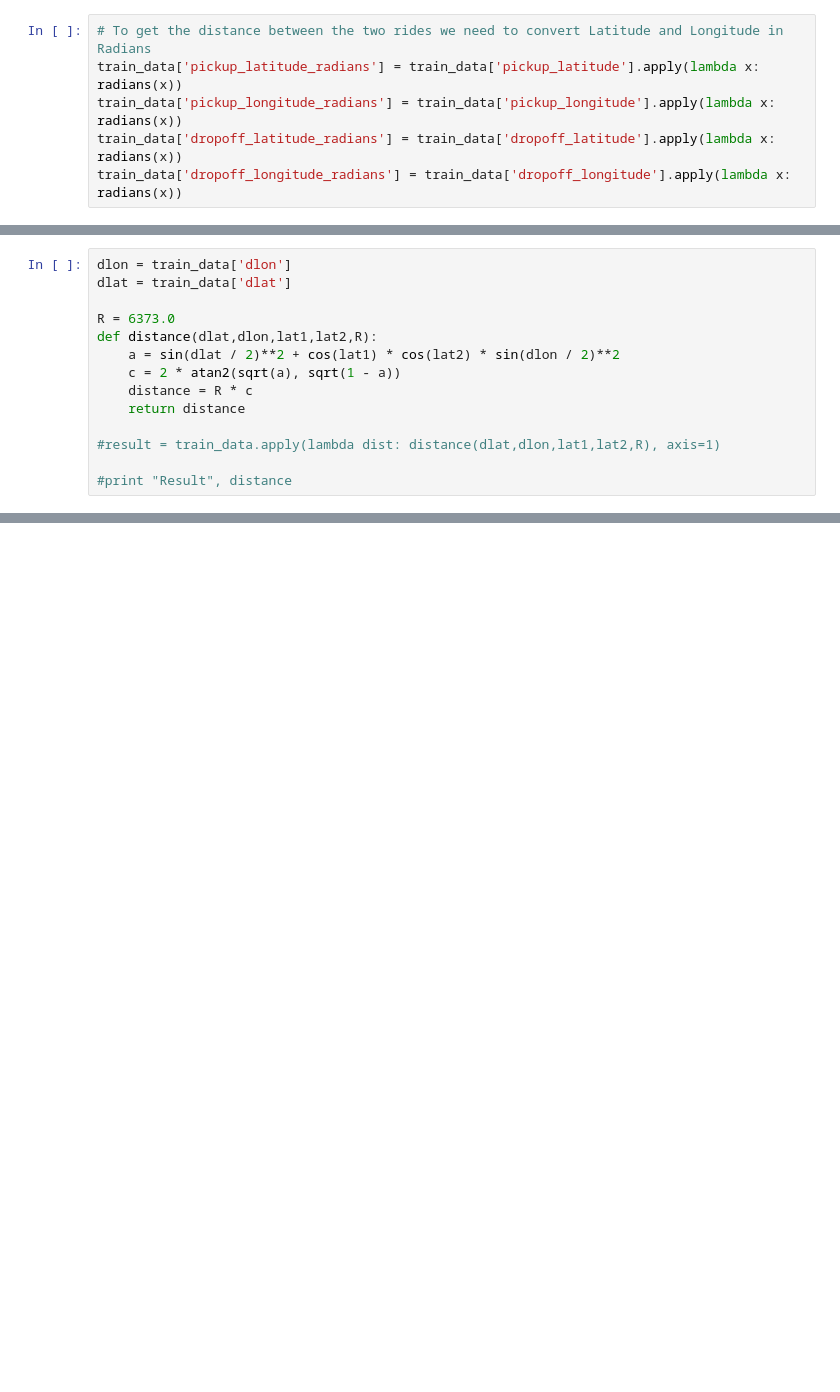
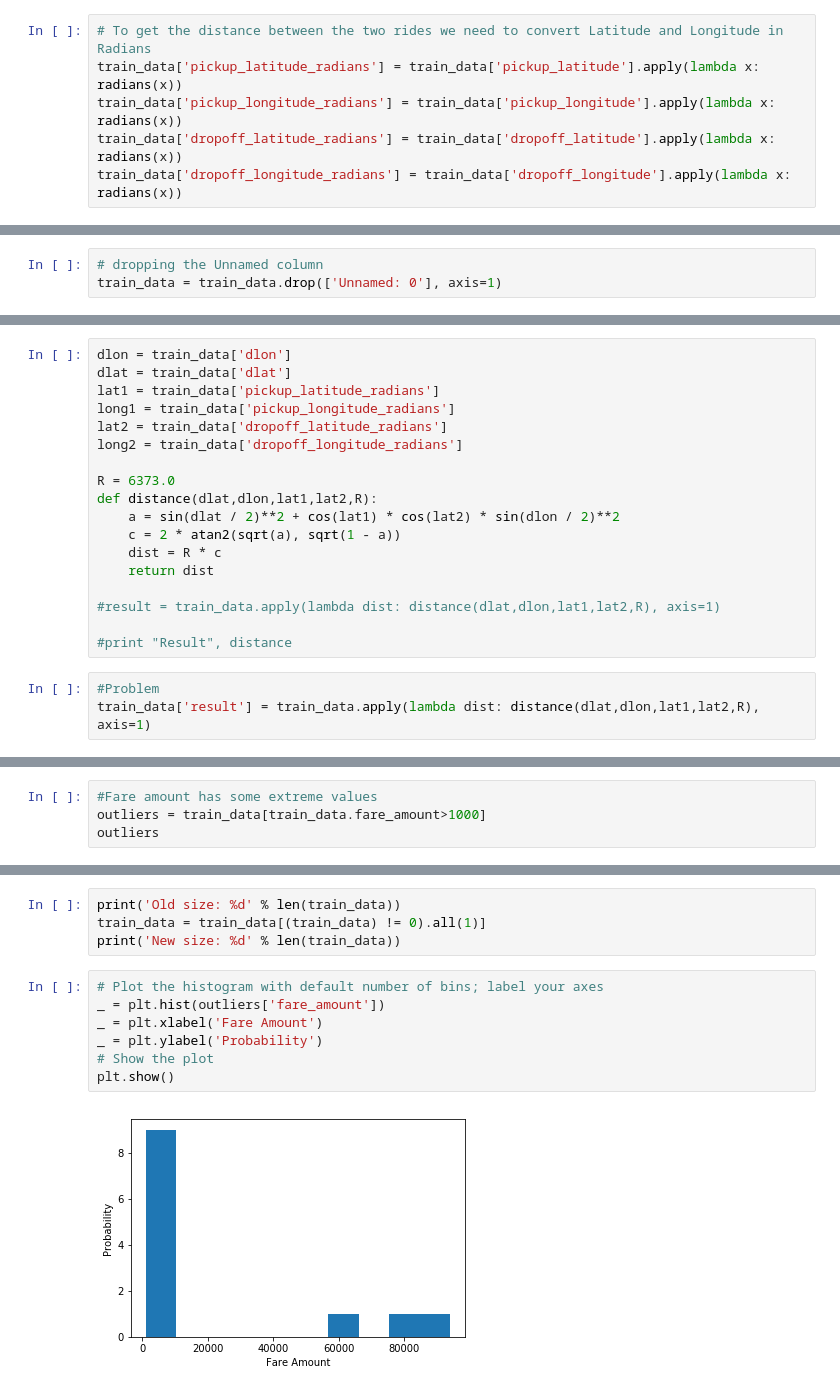
Before and after one commit to mehulrai/capstone1, a Jupyter notebook: Project Capstone Project 1/Data Story/Part 1 - Data Cleaning.ipynb, the cells around one changed output, grey strips where cells are left out. Saved outputs shown, nothing was run; the diff lists cells and outputs as text; blank space fills up the shorter version.

Commit message:
Data Story Changed

```diff
--- a/Project Capstone Project 1/Data Story/Part 1 - Data Cleaning.ipynb
+++ b/Project Capstone Project 1/Data Story/Part 1 - Data Cleaning.ipynb
@@ -264,0 +283,3 @@ train_data.to_csv('train_cleaned.csv')
+# %%
+# dropping the Unnamed column
+train_data = train_data.drop(['Unnamed: 0'], axis=1)
@@ -274,17 +304,24 @@ train_data.head()
 # %%
 dlon = train_data['dlon']
 dlat = train_data['dlat']
+lat1 = train_data['pickup_latitude_radians']
+long1 = train_data['pickup_longitude_radians']
+lat2 = train_data['dropoff_latitude_radians']
+long2 = train_data['dropoff_longitude_radians']
 
 R = 6373.0
 def distance(dlat,dlon,lat1,lat2,R):
     a = sin(dlat / 2)**2 + cos(lat1) * cos(lat2) * sin(dlon / 2)**2
     c = 2 * atan2(sqrt(a), sqrt(1 - a))
-    distance = R * c
-    return distance
+    dist = R * c
+    return dist
 
 #result = train_data.apply(lambda dist: distance(dlat,dlon,lat1,lat2,R), axis=1)
 
 #print "Result", distance
+# %%
+#Problem
+train_data['result'] = train_data.apply(lambda dist: distance(dlat,dlon,lat1,lat2,R), axis=1)
 # %%
 # Plot the histogram with default number of bins; label your axes
 _ = plt.plot(train_data['fare_amount'], train_data['passenger_count'], marker='.',linestyle='none')
@@ -296,0 +334,4 @@ plt.show()
+# %%
+#Fare amount has some extreme values
+outliers = train_data[train_data.fare_amount>1000]
+outliers
@@ -296,0 +413,13 @@ plt.show()
+# %%
+print('Old size: %d' % len(train_data))
+train_data = train_data[(train_data) != 0).all(1)]
+print('New size: %d' % len(train_data))
+# %%
+# Plot the histogram with default number of bins; label your axes
+_ = plt.hist(outliers['fare_amount'])
+_ = plt.xlabel('Fare Amount')
+_ = plt.ylabel('Probability')
+# Show the plot
+plt.show()
+# %% [output]
+[figure, added]
```
Also changed, not shown: parts of 24 cells of this notebook.
